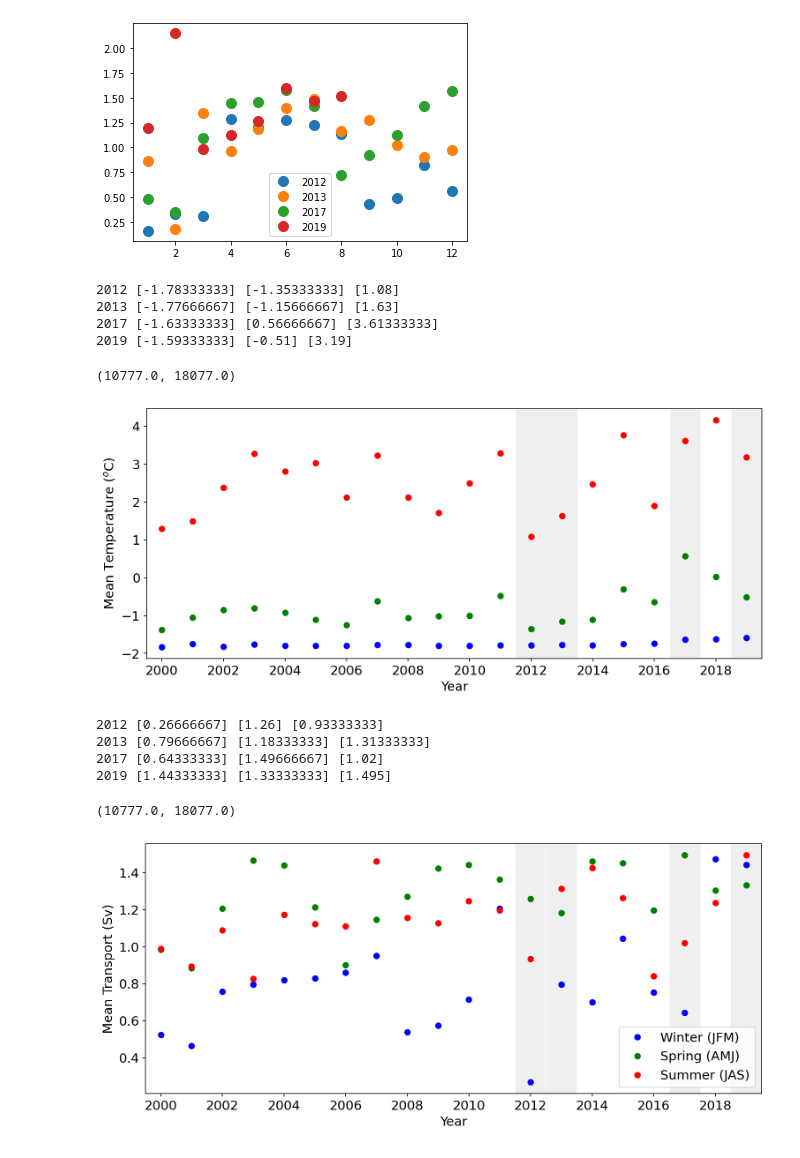
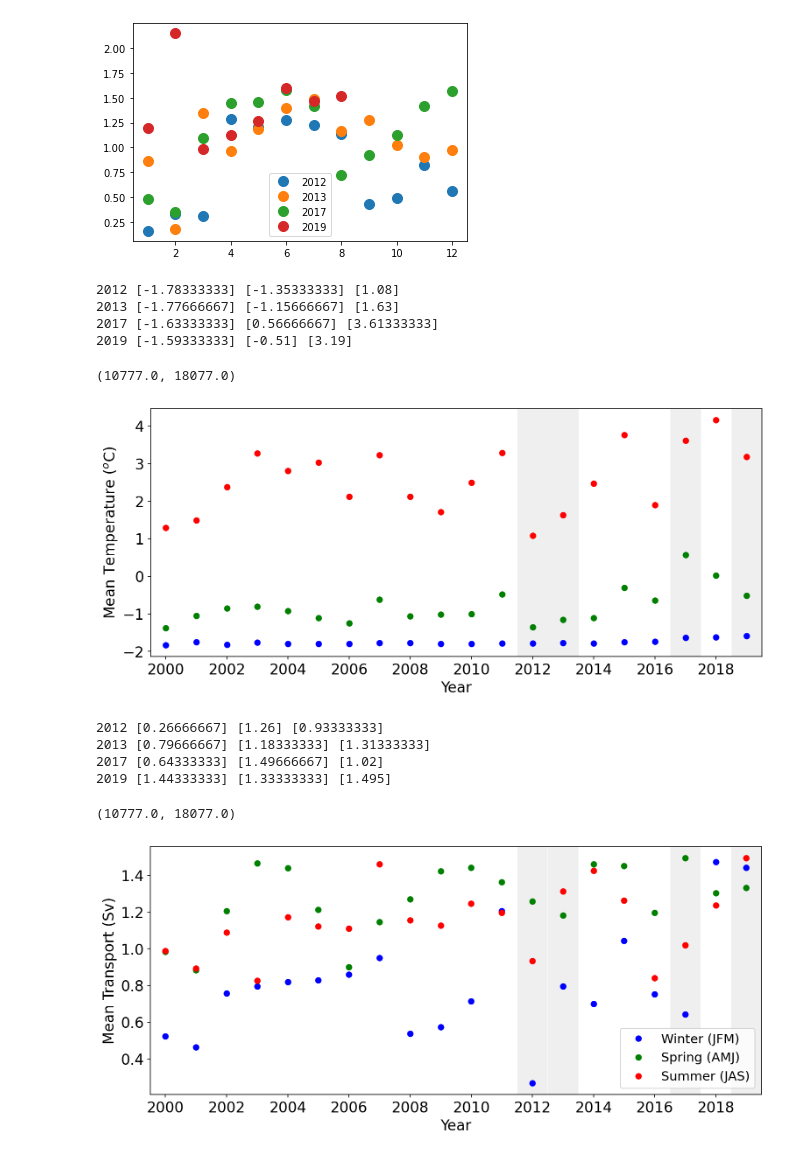
Before and after one commit to leviner/ChukchiTimeSeries, a Jupyter notebook: code/F6_transport.ipynb, the cells around one changed output. Cells and saved outputs as stored; diff of their text form; code cells hidden in the pictures.

```diff
--- a/code/F6_transport.ipynb
+++ b/code/F6_transport.ipynb
@@ -293,6 +293,7 @@ df['monthYear'] = df.month+'-'+df.year
 df['monthYear'] = pd.to_datetime(df.monthYear,format='%m-%Y')
 # %%
 fig = plt.figure(figsize = (12,5),dpi=150)
+plt.rcParams.update({'font.size': 16})
 dfW = df[(df.monthYear.dt.month >= 1)& (df.monthYear.dt.month <= 3)& (df.monthYear.dt.year != 1997)] # Winter
 dfW = dfW.set_index('monthYear').resample('1Y').mean()
 
@@ -312,10 +313,8 @@ for year in [2012,2013,2017,2019]:
     ax.add_patch(rect)
     print(year,dfW[dfW.index.year == year].meanT.values,dfSp[dfSp.index.year == year].meanT.values,dfSu[dfSu.index.year == year].meanT.values)
 #plt.legend(['Winter (JFM)','Spring (AMJ)','Summer (JAS)'],fontsize=14)
-plt.xlabel('Year',fontsize=14)
-plt.ylabel('Mean Temperature ($^{o}$C)',fontsize=14)
-plt.xticks(fontsize=14)
-plt.yticks(fontsize=14)
+plt.xlabel('Year')
+plt.ylabel('Mean Temperature ($^{o}$C)')
 plt.xlim(pd.to_datetime(2000,format='%Y')-pd.Timedelta(days=180),pd.to_datetime(2019,format='%Y')+pd.Timedelta(days=180))
 # %% [output]
 2012 [-1.78333333] [-1.35333333] [1.08]
@@ -323,7 +322,7 @@ plt.xlim(pd.to_datetime(2000,format='%Y')-pd.Timedelta(days=180),pd.to_datetime(
 2017 [-1.63333333] [0.56666667] [3.61333333]
 2019 [-1.59333333] [-0.51] [3.19]
 (10777.0, 18077.0)
-[figure, old version]
+[figure, new version]
 # %%
 import matplotlib.pyplot as plt
 from matplotlib.patches import Rectangle
@@ -337,33 +336,31 @@ df['monthYear'] = pd.to_datetime(df.monthYear,format='%m-%Y')
 # %%
 fig = plt.figure(figsize = (12,5),dpi=150)
 dfW = df[(df.monthYear.dt.month >= 1)& (df.monthYear.dt.month <= 3)& (df.monthYear.dt.year != 1997)] # Winter
 dfW = dfW.set_index('monthYear').resample('1Y').mean()
 
 dfSp = df[(df.monthYear.dt.month >= 4)& (df.monthYear.dt.month <= 6)& (df.monthYear.dt.year != 1997)] # Spring
 dfSp = dfSp.set_index('monthYear').resample('1Y').mean()
 
 dfSu = df[(df.monthYear.dt.month >= 7)& (df.monthYear.dt.month <= 9)& (df.monthYear.dt.year != 1997)] # Summer
 dfSu = dfSu.set_index('monthYear').resample('1Y').mean()
 
 ax = plt.subplot(111)
 ax.plot(dfW.index-pd.Timedelta(days=365),dfW.meanTrC,'o',color='b')
 ax.plot(dfW.index-pd.Timedelta(days=365),dfSp.meanTrC,'o',color='green')
 ax.plot(dfW.index-pd.Timedelta(days=365),dfSu.meanTrC,'o',color='red')
 #ax.plot(df.monthYear,df.meanT,color = 'grey')
 for year in [2012,2013,2017,2019]:
     rect =Rectangle((pd.to_datetime(year,format='%Y')-pd.Timedelta(days=180),ax.get_ylim()[0]),pd.Timedelta(days=365),ax.get_ylim()[1]-ax.get_ylim()[0],edgecolor='None',facecolor="lightgray",alpha=0.35)
     ax.add_patch(rect)
     print(year,dfW[dfW.index.year == year].meanTrC.values,dfSp[dfSp.index.year == year].meanTrC.values,dfSu[dfSu.index.year == year].meanTrC.values)
 plt.legend(['Winter (JFM)','Spring (AMJ)','Summer (JAS)'],fontsize=14)
-plt.xlabel('Year',fontsize=14)
-plt.ylabel('Mean Transport (Sv)',fontsize=14)
-plt.xticks(fontsize=14)
-plt.yticks(fontsize=14)
+plt.xlabel('Year')
+plt.ylabel('Mean Transport (Sv)')
 plt.xlim(pd.to_datetime(2000,format='%Y')-pd.Timedelta(days=180),pd.to_datetime(2019,format='%Y')+pd.Timedelta(days=180))
 # %% [output]
 2012 [0.26666667] [1.26] [0.93333333]
 2013 [0.79666667] [1.18333333] [1.31333333]
 2017 [0.64333333] [1.49666667] [1.02]
 2019 [1.44333333] [1.33333333] [1.495]
 (10777.0, 18077.0)
-[figure, old version]
+[figure, new version]
```
Also changed, not shown: 1 other file.
